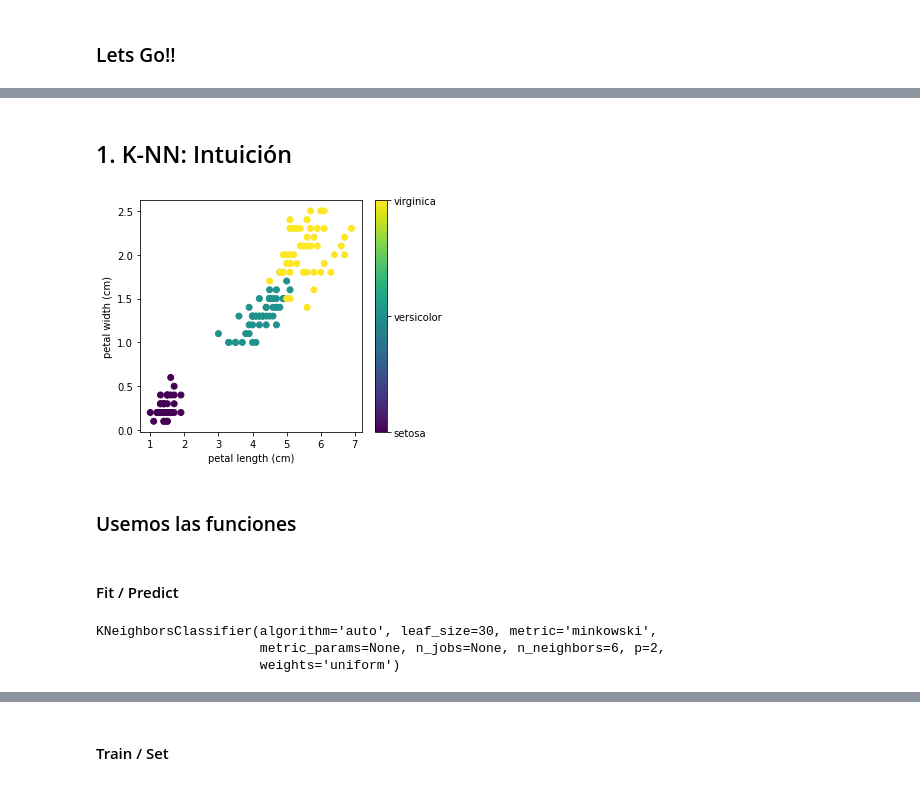
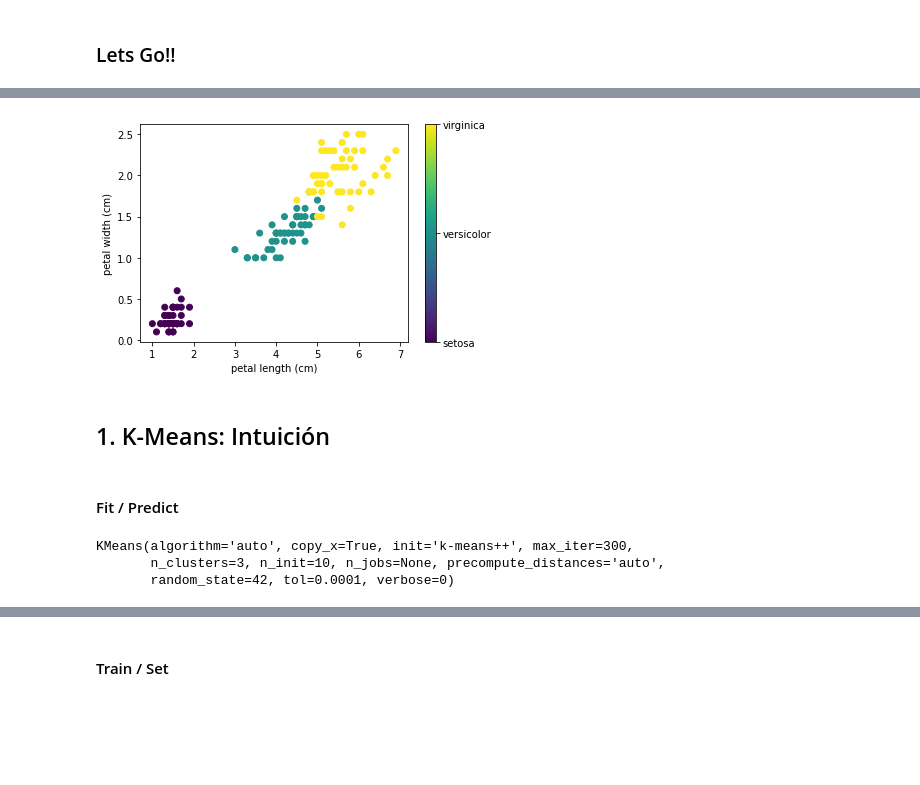
Before and after one commit to julian-masdatascience/ML, a Jupyter notebook: ML_No_Supervisado.ipynb, the cells around one changed output, grey strips where cells are left out. Saved outputs shown, nothing was run; the diff lists cells and outputs as text; code cells hidden in the pictures; blank space fills up the shorter version.

```diff
--- a/ML_No_Supervisado.ipynb
+++ b/ML_No_Supervisado.ipynb
@@ -71,37 +34,25 @@ array([[<matplotlib.axes._subplots.AxesSubplot object at 0x...>,
+# %%
+# Si graficamos solo la información de sepalos y miramos como se agrupan asi misma por colores
+x_index = 2
+y_index = 3
+plt.scatter(ds.data[:, x_index], ds.data[:, y_index], c=ds.target)
+plt.colorbar(ticks=[0, 1, 2], format=formatter)
+plt.xlabel(ds.feature_names[x_index])
+plt.ylabel(ds.feature_names[y_index])
+plt.show()
+# %% [output]
+[figure, added]
 # %% [markdown]
-## 1. K-NN: Intuición
+## 1. K-Means: Intuición
-# %%
-iris = datasets.load_iris()
-
-
-# The indices of the features that we are plotting
-x_index = 2
-y_index = 3
-
-# this formatter will label the colorbar with the correct target names
-formatter = plt.FuncFormatter(lambda i, *args: iris.target_names[int(i)])
-
-plt.figure(figsize=(5, 4))
-plt.scatter(iris.data[:, x_index], iris.data[:, y_index], c=iris.target)
-plt.colorbar(ticks=[0, 1, 2], format=formatter)
-plt.xlabel(iris.feature_names[x_index])
-plt.ylabel(iris.feature_names[y_index])
-
-plt.tight_layout()
-plt.show()
-# %% [output]
-[figure, removed]
-# %% [markdown]
-### Usemos las funciones
 # %% [markdown]
 #### Fit / Predict
 # %%
-from sklearn.neighbors import KNeighborsClassifier
+from sklearn.cluster import KMeans
 # se crea el modelo
-knn = KNeighborsClassifier(n_neighbors=6)
+kmeans  = KMeans(n_clusters=3,init = 'k-means++', random_state = 42)
 # se ajusta el modelo a los datos
-knn.fit(iris['data'], iris['target'])
+kmeans.fit(X, y)
 # %% [output]
-KNeighborsClassifier(algorithm='auto', leaf_size=30, metric='minkowski',
-                     metric_params=None, n_jobs=None, n_neighbors=6, p=2,
-                     weights='uniform')
+KMeans(algorithm='auto', copy_x=True, init='k-means++', max_iter=300,
+       n_clusters=3, n_init=10, n_jobs=None, precompute_distances='auto',
+       random_state=42, tol=0.0001, verbose=0)
```
Also changed, not shown: parts of 18 cells of this notebook.
